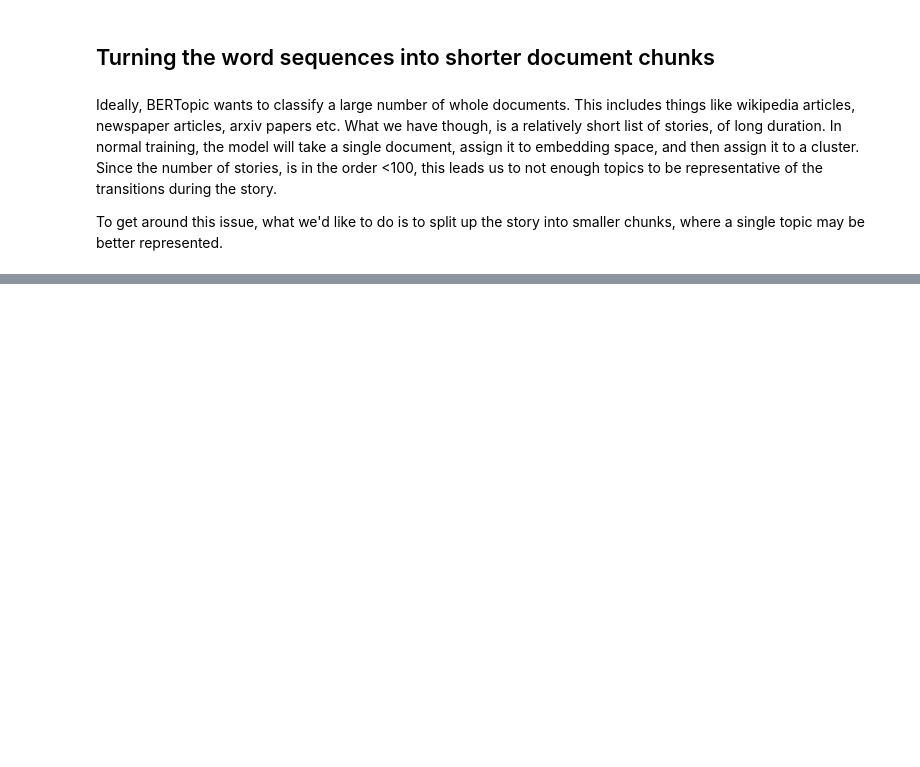
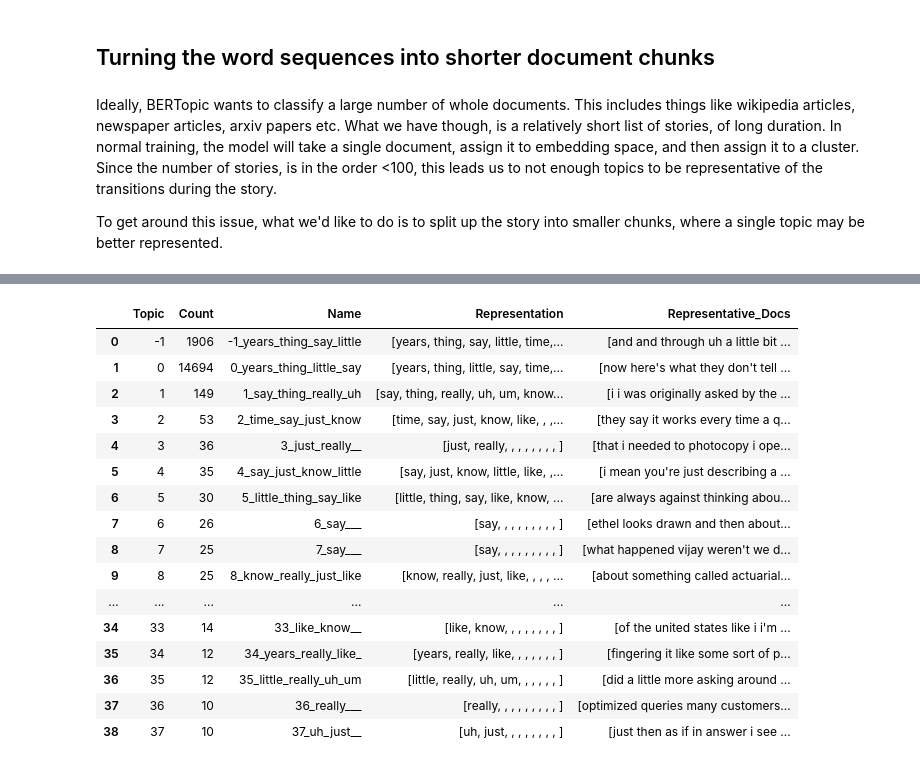
Before and after one commit to nsdumont/encoding-model-scaling-laws, a Jupyter notebook: notebooks/Training a Topic Model.ipynb, the cells around one changed output, grey strips where cells are left out. Saved outputs shown, nothing was run; the diff lists cells and outputs as text; code cells hidden in the pictures; blank space fills up the shorter version.

Commit message:
updated topic model notebook

```diff
--- a/notebooks/Training a Topic Model.ipynb
+++ b/notebooks/Training a Topic Model.ipynb
@@ -404,4 +416 @@ def sliding_window(strings, number_of_windows, window_overlap=1):
     return windows
-# %%
-datasequence = wordseqs['adventuresinsayingyes']
-word_sequences = split_story_into_tr_windows(datasequence)
@@ -467,0 +433,14 @@ topic_model.get_topic_info()
+# %%
+# Define docs for the topic model
+docs = []
+
+for key in windowed_wordseqs.keys():
+    docs += windowed_wordseqs[key]
+
+# define the embeddings as per best practice
+embedding_model = SentenceTransformer(model_name_or_path = "all-MiniLM-L6-v2",device=device)
+
+try:
+    embeddings
+except NameError:
+    embeddings = embedding_model.encode(docs, show_progress_bar=True,device=device)
@@ -467,0 +453,49 @@ topic_model.get_topic_info()
+# %%
+train_new_model = True # If you're running this notebook for the first time, and want to train a topic model, set this to True. Otherwise, set it to False.
+
+if train_new_model:
+
+    embedding_model = embedding_model
+
+    umap_model = UMAP(
+        n_neighbors=15, # Number of neighboring points used in manifold approximation
+        n_components=2, # Number of dimensions in which to approximate the manifold
+        min_dist=0.0, # Minimum distance between points in the manifold
+        metric='cosine', # Distance metric used in the manifold approximation
+        low_memory=False, # This parameter is used to determine whether to use a low memory mode for the UMAP algorithm
+        random_state=42 # For reproducibility
+    )
+
+    hdbscan_model = HDBSCAN(min_cluster_size=10, # Minimum size of clusters
+                            metric='euclidean', # Metric for HDBSCAN
+                            cluster_selection_method='eom', # Method for selecting clusters
+                            prediction_data=True)# Use prediction data for clustering
+
+    vectorizer_model = CountVectorizer(stop_words="english",
+                                       ngram_range=(1, 2),
+                                       min_df=10)
+
+    ctfidf_model = ClassTfidfTransformer(reduce_frequent_words=True)
+
+    representation_model = [KeyBERTInspired(top_n_words=30),
+                        MaximalMarginalRelevance(diversity=.2),
+                        PartOfSpeech("en_core_web_sm")]
+
+    topic_model = BERTopic(embedding_model=embedding_model, # The SentenceTransformer model
+                            umap_model=umap_model, # The UMAP model
+                            hdbscan_model=hdbscan_model,
+                            vectorizer_model=vectorizer_model,
+                            ctfidf_model=ctfidf_model,
+                            calculate_probabilities=True, # Calculate the probabilities of each topic
+                            verbose=True,
+                            nr_topics="auto")
+else:
+    pass
+
+# Fit the topic model
+topics, probs = topic_model.fit_transform(documents = docs,
+                                          embeddings=embeddings)
+
+display(topic_model.get_topic_info())
+topic_model.visualize_topics()
+# %% [output]
@@ -467,0 +514,17 @@ topic_model.get_topic_info()
+|  | Topic | Count | Name | Representation | Representative_Docs |
+| 0 | -1 | 1906 | -1_years_thing_say_little | [years, thing, say, little, time,... | [and and through uh a little bit ... |
+| 1 | 0 | 14694 | 0_years_thing_little_say | [years, thing, little, say, time,... | [now here's what they don't tell ... |
+| 2 | 1 | 149 | 1_say_thing_really_uh | [say, thing, really, uh, um, know... | [i i was originally asked by the ... |
+| 3 | 2 | 53 | 2_time_say_just_know | [time, say, just, know, like, , ,... | [they say it works every time a q... |
+| 4 | 3 | 36 | 3_just_really__ | [just, really, , , , , , , , ] | [that i needed to photocopy i ope... |
+| 5 | 4 | 35 | 4_say_just_know_little | [say, just, know, little, like, ,... | [i mean you're just describing a ... |
+| 6 | 5 | 30 | 5_little_thing_say_like | [little, thing, say, like, know, ... | [are always against thinking abou... |
+| 7 | 6 | 26 | 6_say___ | [say, , , , , , , , , ] | [ethel looks drawn and then about... |
+| 8 | 7 | 25 | 7_say___ | [say, , , , , , , , , ] | [what happened vijay weren't we d... |
+| 9 | 8 | 25 | 8_know_really_just_like | [know, really, just, like, , , , ... | [about something called actuarial... |
+| ... | ... | ... | ... | ... | ... |
+| 34 | 33 | 14 | 33_like_know__ | [like, know, , , , , , , , ] | [of the united states like i i'm ... |
+| 35 | 34 | 12 | 34_years_really_like_ | [years, really, like, , , , , , , ] | [fingering it like some sort of p... |
+| 36 | 35 | 12 | 35_little_really_uh_um | [little, really, uh, um, , , , , , ] | [did a little more asking around ... |
+| 37 | 36 | 10 | 36_really___ | [really, , , , , , , , , ] | [optimized queries many customers... |
+| 38 | 37 | 10 | 37_uh_just__ | [uh, just, , , , , , , , ] | [just then as if in answer i see ... |
```
Also changed, not shown: parts of 27 cells of this notebook.
